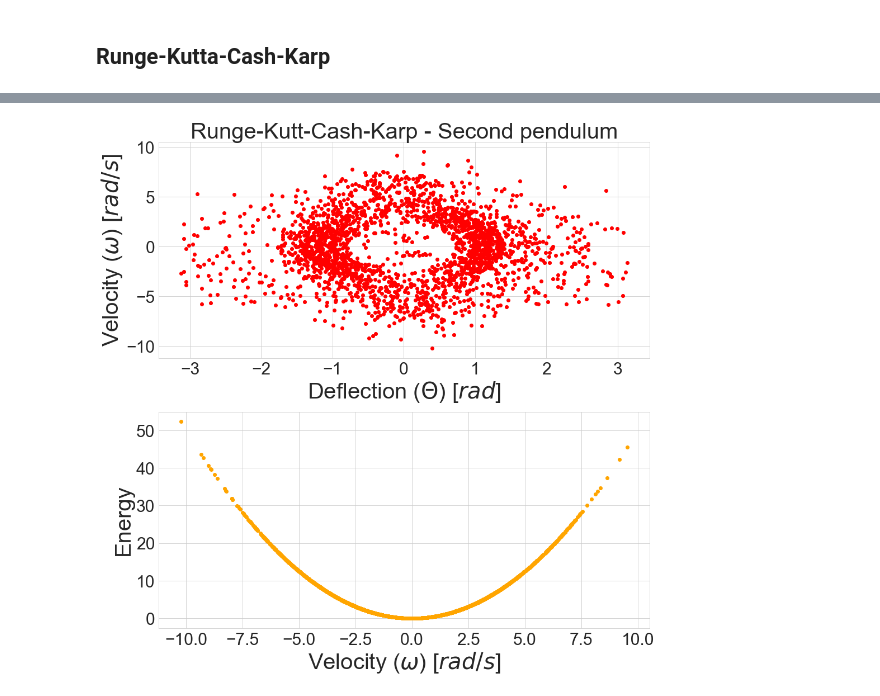
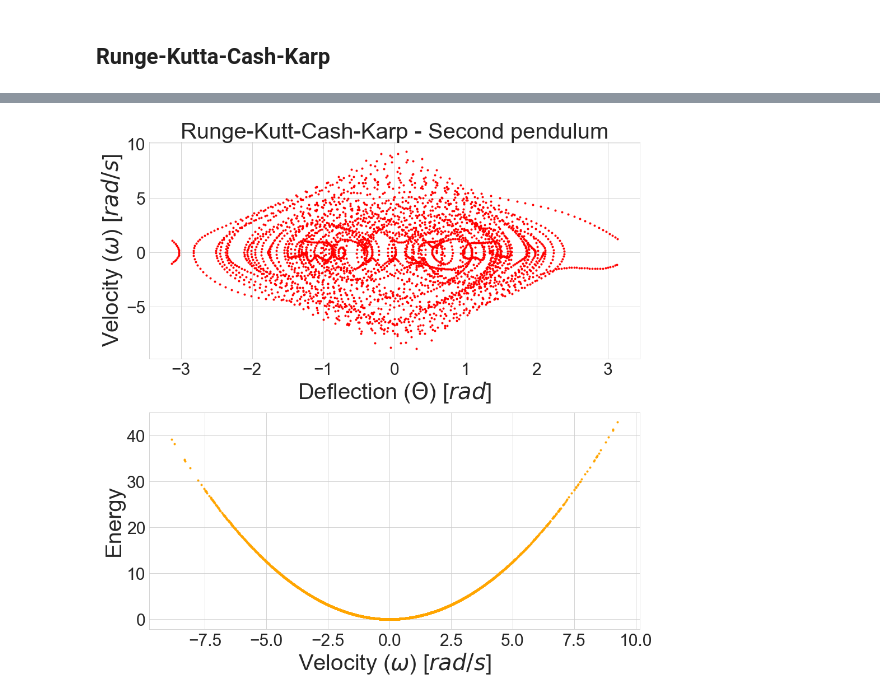
Before and after one commit to masterdesky/ELTE-comp-sim-2019, a Jupyter notebook: II. Simple Pendulum/out/II. Double Pendulum.ipynb, the cells around one changed output, grey strips where cells are left out. Saved outputs shown, nothing was run; the diff lists cells and outputs as text; code cells hidden in the pictures.

```diff
--- a/II. Simple Pendulum/out/II. Double Pendulum.ipynb
+++ b/II. Simple Pendulum/out/II. Double Pendulum.ipynb
@@ -224,22 +304,22 @@ plt.show()
 # %%
 nrows = 2
 ncols = 1
 fig, axes = plt.subplots(nrows=nrows, ncols=ncols, figsize=(ncols*14, nrows*7))
 
-axes[0].scatter(data_rkck[::steps,3], data_rkck[::steps,4], color='red')
-axes[1].scatter(data_rkck[::steps,4], data_rkck[::steps,7], color='orange')
+axes[0].scatter(data_rkck[::steps,3], data_rkck[::steps,4], marker='.', color='red')
+axes[1].scatter(data_rkck[::steps,4], data_rkck[::steps,7], marker='.', color='orange')
 
 axes[0].set_title('Runge-Kutt-Cash-Karp - Second pendulum', fontsize=40)
 
 axes[0].set_xlabel('Deflection ($\Theta$) [$rad$]', fontsize=40)
 axes[0].set_ylabel('Velocity ($\omega$) [$rad/s$]', fontsize=40)
 axes[1].set_xlabel('Velocity ($\omega$) [$rad/s$]', fontsize=40)
 axes[1].set_ylabel('Energy', fontsize=40)
 
 axes[0].tick_params(axis='both', which='major', labelsize=30)
 axes[1].tick_params(axis='both', which='major', labelsize=30)
 
 fig.tight_layout()
 plt.show()
 # %% [output]
-[figure, old version]
+[figure, new version]
```
Also changed, not shown: parts of 16 cells of this notebook, 9 other files.
